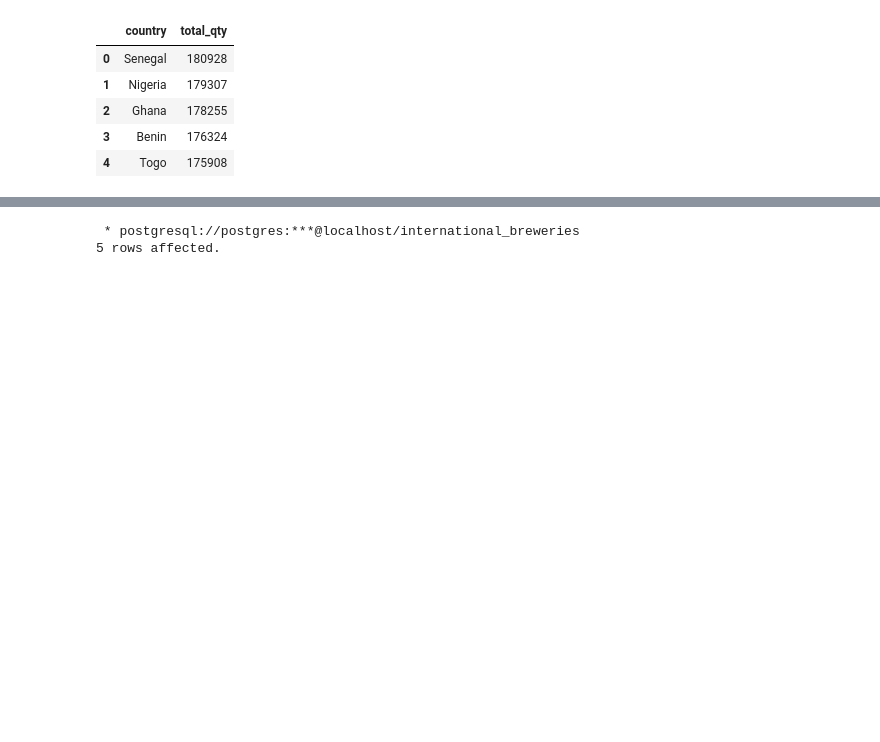
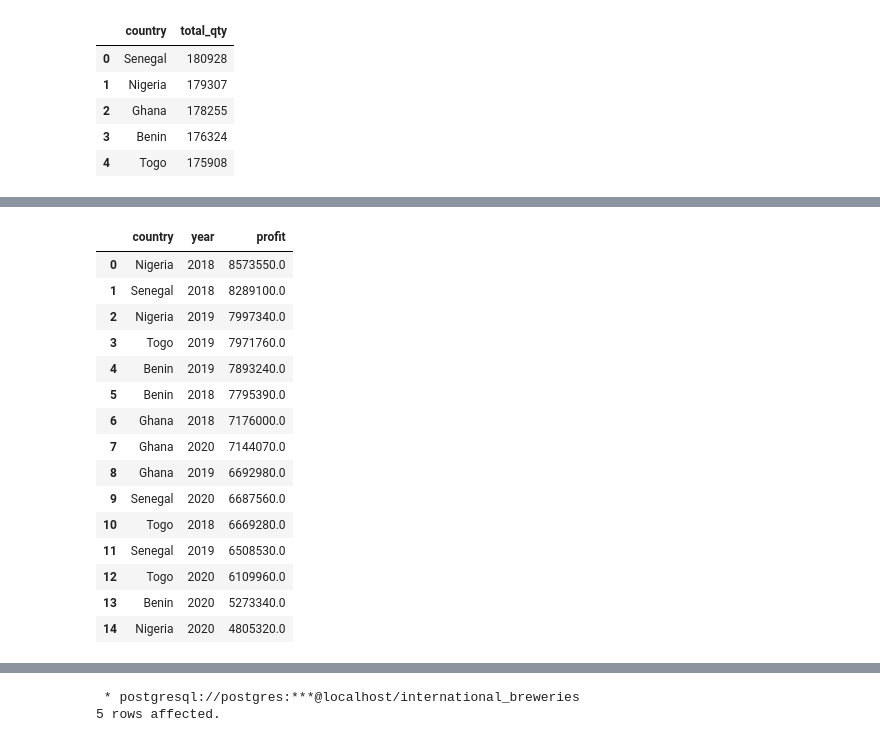
Before and after one commit to TelRich/International-Breweries-Analysis-with-SQL-and-Python, a Jupyter notebook: brew.ipynb, the cells around one changed output, grey strips where cells are left out. Saved outputs shown, nothing was run; the diff lists cells and outputs as text; code cells hidden in the pictures; blank space fills up the shorter version.

```diff
--- a/brew.ipynb
+++ b/brew.ipynb
@@ -395,0 +515,33 @@ LIMIT   5
+# %%
+query = '''
+SELECT
+    country,
+    year,
+    SUM(profit) profit
+FROM
+    breweries_sales
+GROUP BY
+    country,
+    year
+ORDER BY
+    profit DESC
+'''
+cntry_profit = pd.read_sql_query(query, engine)
+cntry_profit
+# %% [output]
+|  | country | year | profit |
+| 0 | Nigeria | 2018 | 8573550.0 |
+| 1 | Senegal | 2018 | 8289100.0 |
+| 2 | Nigeria | 2019 | 7997340.0 |
+| 3 | Togo | 2019 | 7971760.0 |
+| 4 | Benin | 2019 | 7893240.0 |
+| 5 | Benin | 2018 | 7795390.0 |
+| 6 | Ghana | 2018 | 7176000.0 |
+| 7 | Ghana | 2020 | 7144070.0 |
+| 8 | Ghana | 2019 | 6692980.0 |
+| 9 | Senegal | 2020 | 6687560.0 |
+| 10 | Togo | 2018 | 6669280.0 |
+| 11 | Senegal | 2019 | 6508530.0 |
+| 12 | Togo | 2020 | 6109960.0 |
+| 13 | Benin | 2020 | 5273340.0 |
+| 14 | Nigeria | 2020 | 4805320.0 |
```
Also changed, not shown: parts of 24 cells of this notebook.
